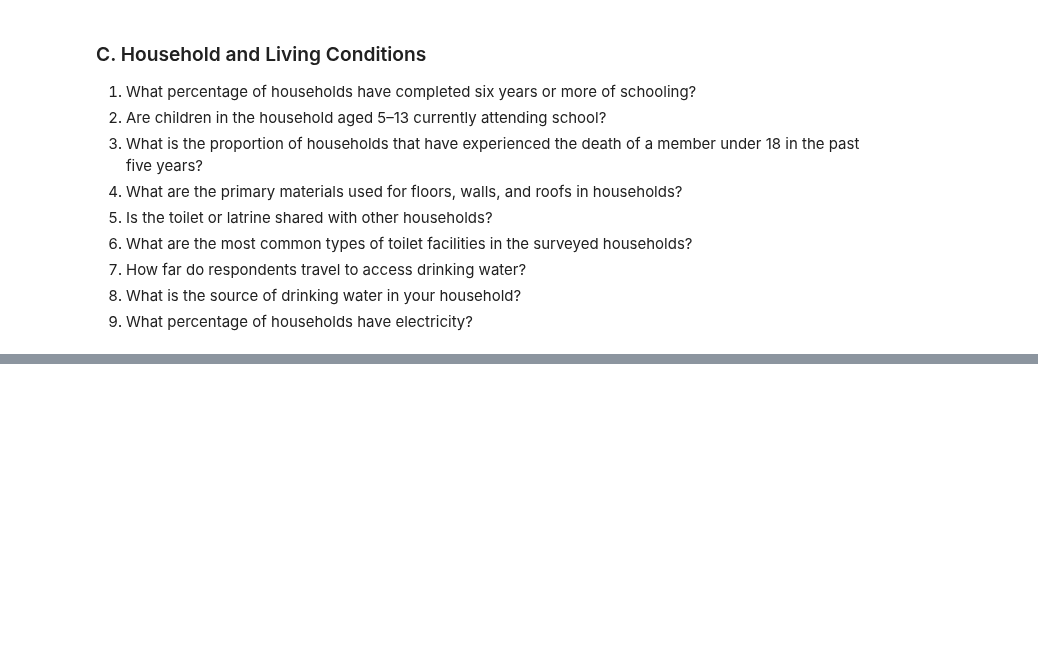
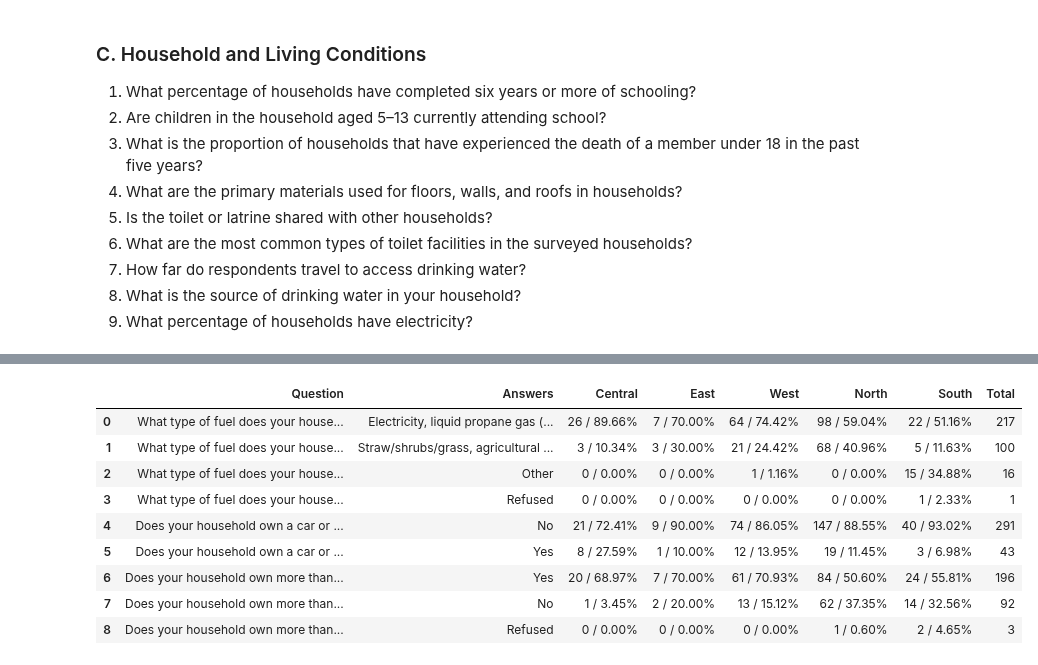
Before and after one commit to Mirwais-Farahi/MSIHealthServiceAnalytics, a Jupyter notebook: notebooks/03_Descriptive_Analysis.ipynb, the cells around one changed output, grey strips where cells are left out. Cells and saved outputs as stored; diff of their text form; code cells hidden in the pictures; blank space fills up the shorter version.

```diff
--- a/notebooks/03_Descriptive_Analysis.ipynb
+++ b/notebooks/03_Descriptive_Analysis.ipynb
@@ -766,0 +773,35 @@ files.download(file_path)
+# %%
+
+
+# Mapping variable names to full text
+question_mapping = {
+    'MPI_CF': 'What type of fuel does your household mainly use for cooking?',
+    'MPI_TRUCK': 'Does your household own a car or truck?',
+    'MPI_ASSETS': 'Does your household own more than one of the following assets?  Telephone, radio',
+}
+
+variable_list = list(question_mapping.keys())  # Replace with your list of questions
+regions = ['Central', 'East', 'West', 'North', 'South']  # Specify regions
+
+# Generate the summary table
+summary_table = generate_summary_table(
+    original_data,
+    variable_list,
+    question_mapping,
+    regions_column='REGION',
+    regions=regions
+)
+
+# Display the result
+summary_table
+# %% [output]
+|  | Question | Answers | Central | East | West | North | South | Total |
+| 0 | What type of fuel does your house... | Electricity, liquid propane gas (... | 26 / 89.66% | 7 / 70.00% | 64 / 74.42% | 98 / 59.04% | 22 / 51.16% | 217 |
+| 1 | What type of fuel does your house... | Straw/shrubs/grass, agricultural ... | 3 / 10.34% | 3 / 30.00% | 21 / 24.42% | 68 / 40.96% | 5 / 11.63% | 100 |
+| 2 | What type of fuel does your house... | Other | 0 / 0.00% | 0 / 0.00% | 1 / 1.16% | 0 / 0.00% | 15 / 34.88% | 16 |
+| 3 | What type of fuel does your house... | Refused | 0 / 0.00% | 0 / 0.00% | 0 / 0.00% | 0 / 0.00% | 1 / 2.33% | 1 |
+| 4 | Does your household own a car or ... | No | 21 / 72.41% | 9 / 90.00% | 74 / 86.05% | 147 / 88.55% | 40 / 93.02% | 291 |
+| 5 | Does your household own a car or ... | Yes | 8 / 27.59% | 1 / 10.00% | 12 / 13.95% | 19 / 11.45% | 3 / 6.98% | 43 |
+| 6 | Does your household own more than... | Yes | 20 / 68.97% | 7 / 70.00% | 61 / 70.93% | 84 / 50.60% | 24 / 55.81% | 196 |
+| 7 | Does your household own more than... | No | 1 / 3.45% | 2 / 20.00% | 13 / 15.12% | 62 / 37.35% | 14 / 32.56% | 92 |
+| 8 | Does your household own more than... | Refused | 0 / 0.00% | 0 / 0.00% | 0 / 0.00% | 1 / 0.60% | 2 / 4.65% | 3 |
```
Also changed, not shown: parts of 1 cell of this notebook.
